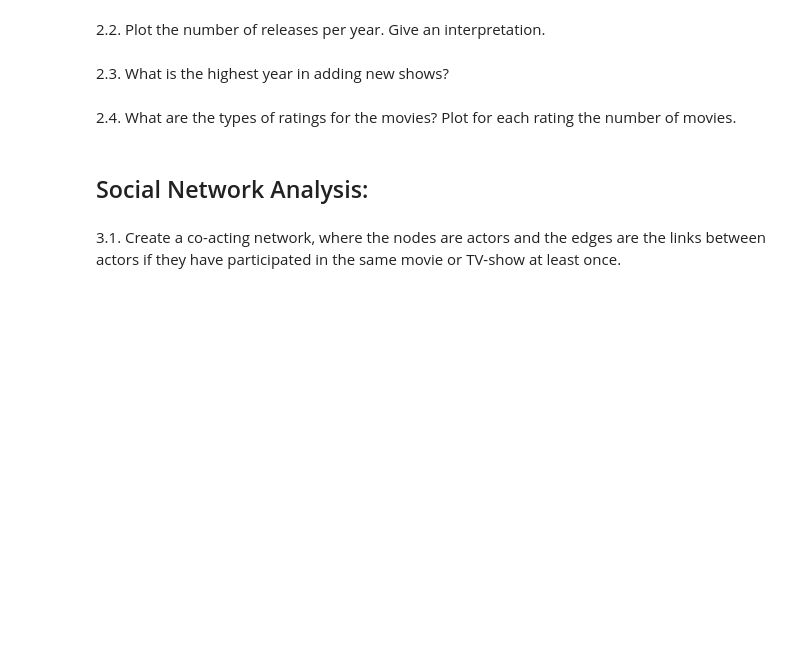
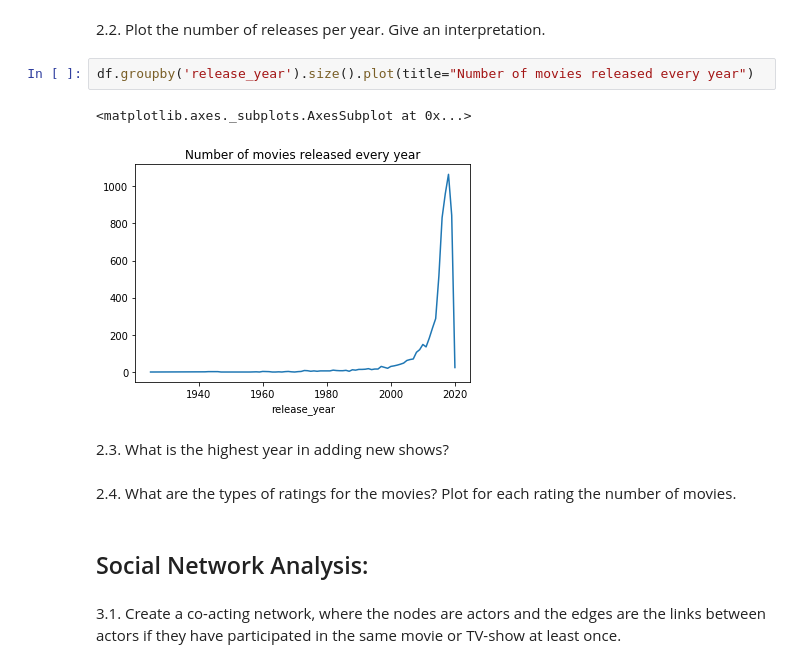
Before and after one commit to ifaizankhan/Social-Network-Analysis-Netflix, a Jupyter notebook: Social Network Analysis on Netflix dataset.ipynb, the cells around one changed output. Drawn from its saved outputs; the diff is of its cells as text; blank space fills up the shorter version.

```diff
--- a/Social Network Analysis on Netflix dataset.ipynb
+++ b/Social Network Analysis on Netflix dataset.ipynb
@@ -103,5 +127,10 @@ df_copy.head()
 # %% [markdown]
 2.2. Plot the number of releases per year. Give an interpretation.
+# %%
+df.groupby('release_year').size().plot(title="Number of movies released every year")
+# %% [output]
+<matplotlib.axes._subplots.AxesSubplot at 0x...>
+[figure, added]
 # %% [markdown]
 2.3. What is the highest year in adding new shows?
 # %% [markdown]
```
Also changed, not shown: parts of 4 cells of this notebook.
